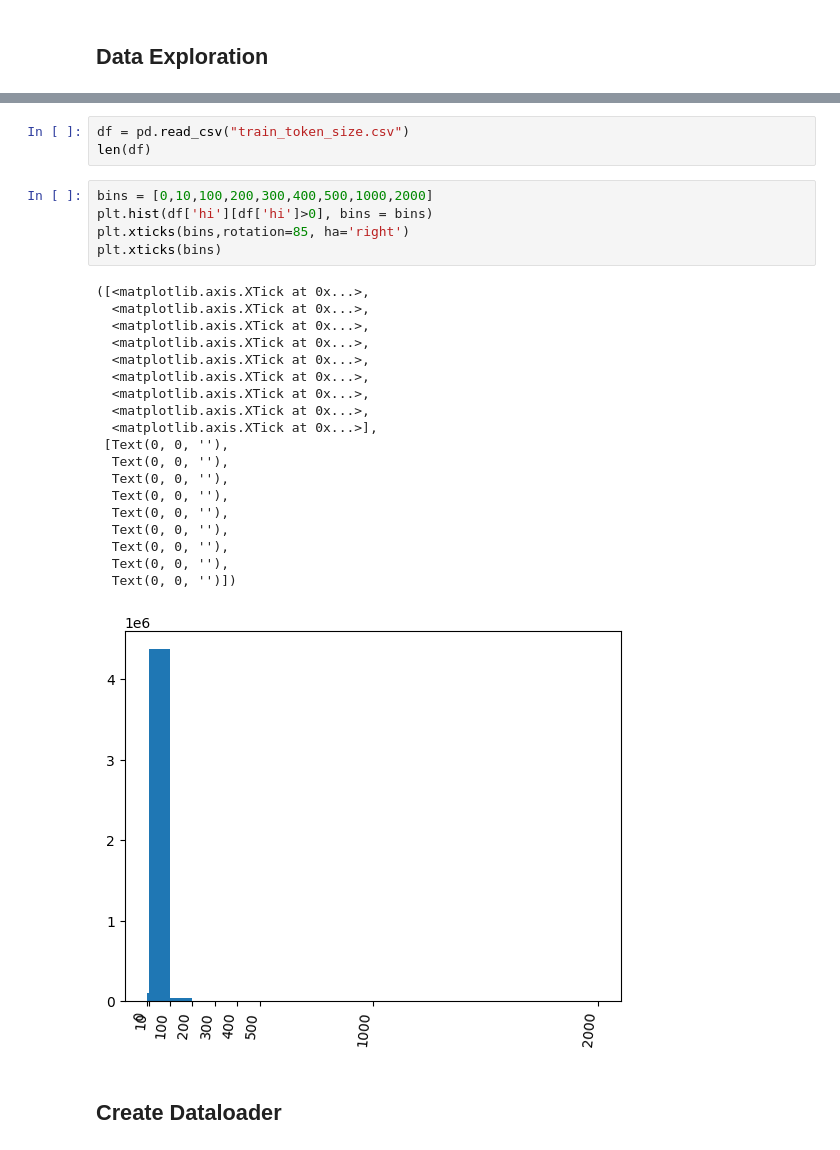
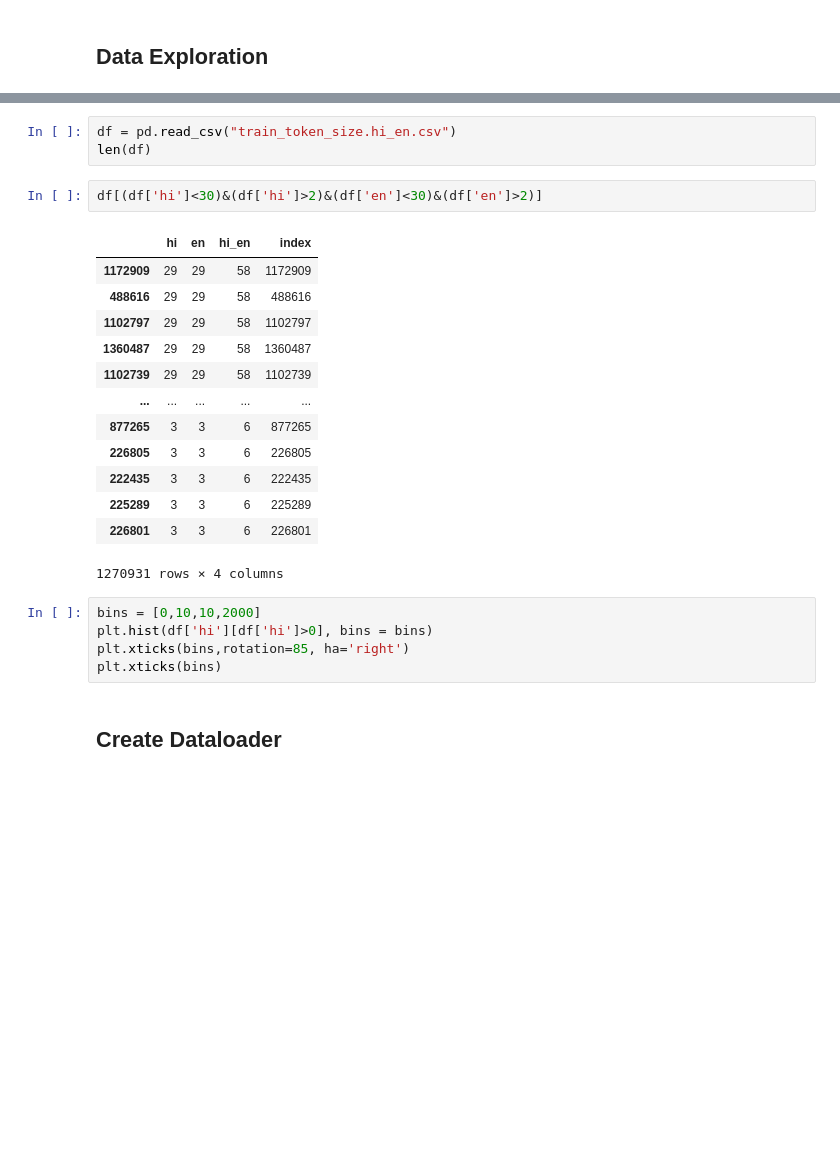
Before and after one commit to ultimateabhi719/transformer_from_scratch, a Jupyter notebook: transformer-from-scratch-using-pytorch.ipynb, the cells around one changed output, grey strips where cells are left out. Saved outputs shown, nothing was run; the diff lists cells and outputs as text; blank space fills up the shorter version.

```diff
--- a/transformer-from-scratch-using-pytorch.ipynb
+++ b/transformer-from-scratch-using-pytorch.ipynb
@@ -286,31 +352,27 @@ len(dataset['validation'])
 # %%
-df = pd.read_csv("train_token_size.csv")
+df = pd.read_csv("train_token_size.hi_en.csv")
 len(df)
+# %%
+df[(df['hi']<30)&(df['hi']>2)&(df['en']<30)&(df['en']>2)]
+# %% [output]
+|  | hi | en | hi_en | index |
+| 1172909 | 29 | 29 | 58 | 1172909 |
+| 488616 | 29 | 29 | 58 | 488616 |
+| 1102797 | 29 | 29 | 58 | 1102797 |
+| 1360487 | 29 | 29 | 58 | 1360487 |
+| 1102739 | 29 | 29 | 58 | 1102739 |
+| ... | ... | ... | ... | ... |
+| 877265 | 3 | 3 | 6 | 877265 |
+| 226805 | 3 | 3 | 6 | 226805 |
+| 222435 | 3 | 3 | 6 | 222435 |
+| 225289 | 3 | 3 | 6 | 225289 |
+| 226801 | 3 | 3 | 6 | 226801 |
+1270931 rows × 4 columns
 # %%
-bins = [0,10,100,200,300,400,500,1000,2000]
+bins = [0,10,10,2000]
 plt.hist(df['hi'][df['hi']>0], bins = bins)
 plt.xticks(bins,rotation=85, ha='right')
 plt.xticks(bins)
-# %% [output]
-([<matplotlib.axis.XTick at 0x...>,
-  <matplotlib.axis.XTick at 0x...>,
-  <matplotlib.axis.XTick at 0x...>,
-  <matplotlib.axis.XTick at 0x...>,
-  <matplotlib.axis.XTick at 0x...>,
-  <matplotlib.axis.XTick at 0x...>,
-  <matplotlib.axis.XTick at 0x...>,
-  <matplotlib.axis.XTick at 0x...>,
-  <matplotlib.axis.XTick at 0x...>],
- [Text(0, 0, ''),
-  Text(0, 0, ''),
-  Text(0, 0, ''),
-  Text(0, 0, ''),
-  Text(0, 0, ''),
-  Text(0, 0, ''),
-  Text(0, 0, ''),
-  Text(0, 0, ''),
-  Text(0, 0, '')])
-[figure, removed]
 # %% [markdown]
 ## Create Dataloader
 # %%
```
Also changed, not shown: parts of 57 cells of this notebook, 4 other files.
